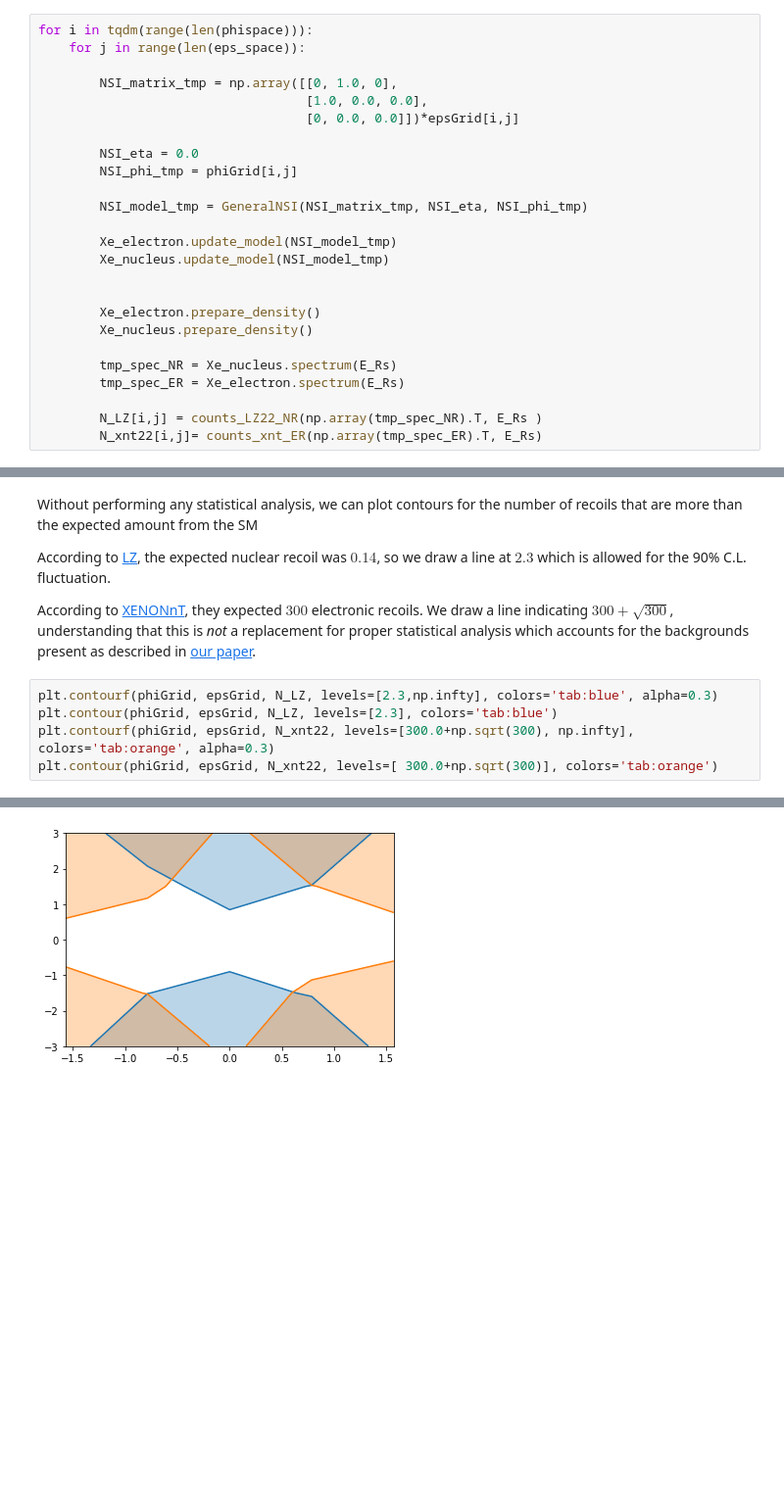
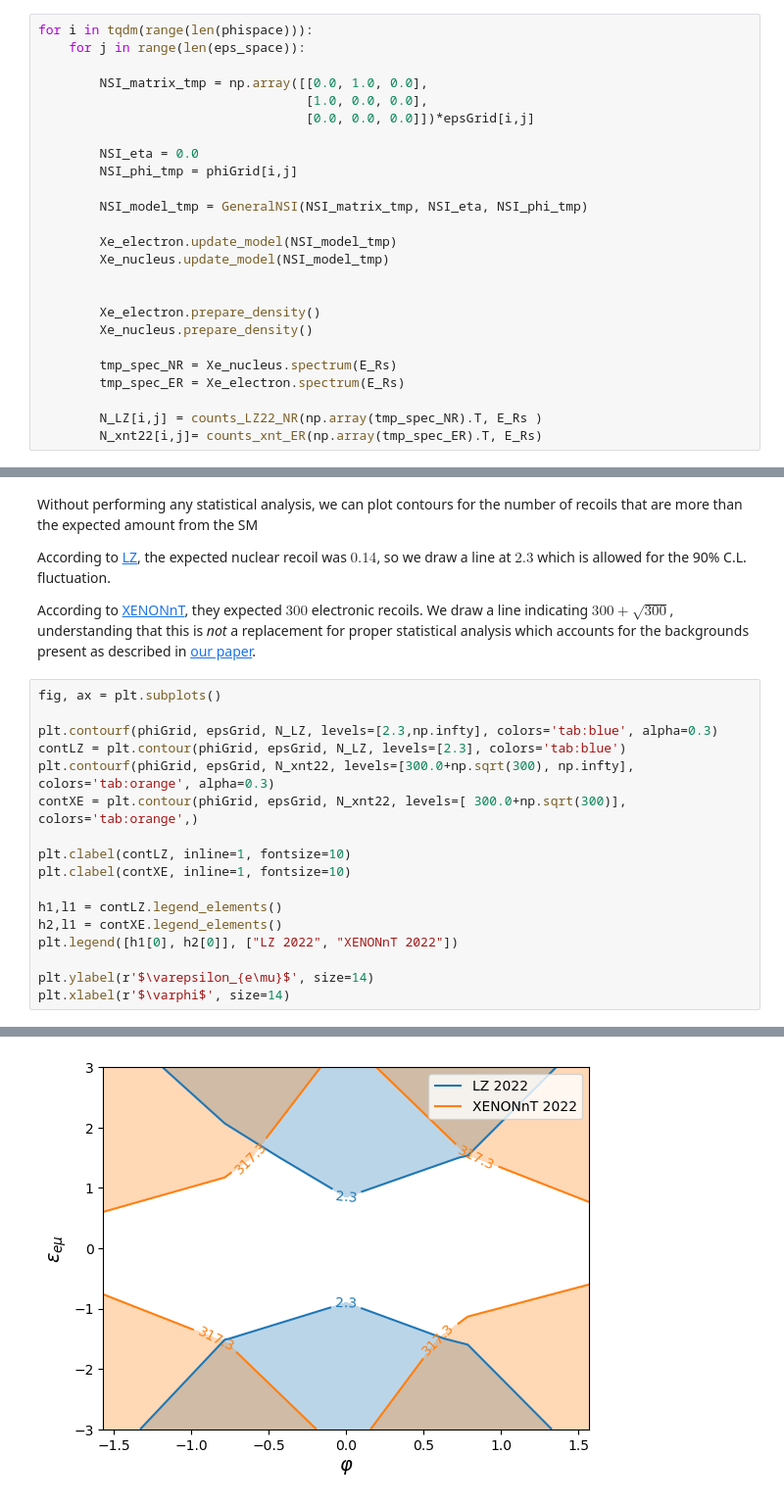
Before and after one commit to dwpamaral/SNuDD, a Jupyter notebook: notebooks/scan_Xnt_LZ_2022.ipynb, the cells around one changed output, grey strips where cells are left out. Shown at 98% size. Cells and saved outputs as stored; diff of their text form; blank space fills up the shorter version.

```diff
--- a/notebooks/scan_Xnt_LZ_2022.ipynb
+++ b/notebooks/scan_Xnt_LZ_2022.ipynb
@@ -56,9 +65,9 @@ Below we calculate the ER and NR counts for each grid point. Because there are s
 for i in tqdm(range(len(phispace))):
     for j in range(len(eps_space)):
 
-        NSI_matrix_tmp = np.array([[0, 1.0, 0],
+        NSI_matrix_tmp = np.array([[0.0, 1.0, 0.0],
                                    [1.0, 0.0, 0.0],
-                                   [0, 0.0, 0.0]])*epsGrid[i,j]
+                                   [0.0, 0.0, 0.0]])*epsGrid[i,j]
 
         NSI_eta = 0.0
         NSI_phi_tmp = phiGrid[i,j]
@@ -86,8 +95,20 @@ According to [LZ](https://arxiv.org/pdf/2207.03764.pdf), the expected nuclear re
 
 According to [XENONnT](https://arxiv.org/pdf/2207.11330.pdf), they expected $300$ electronic recoils. We draw a line indicating $300 + \sqrt{300}$, understanding that this is *not* a replacement for proper statistical analysis which accounts for the backgrounds present as described in [our paper](https://arxiv.org/pdf/2302.12846.pdf).
 # %%
+fig, ax = plt.subplots()
+
 plt.contourf(phiGrid, epsGrid, N_LZ, levels=[2.3,np.infty], colors='tab:blue', alpha=0.3)
-plt.contour(phiGrid, epsGrid, N_LZ, levels=[2.3], colors='tab:blue')
+contLZ = plt.contour(phiGrid, epsGrid, N_LZ, levels=[2.3], colors='tab:blue')
 plt.contourf(phiGrid, epsGrid, N_xnt22, levels=[300.0+np.sqrt(300), np.infty], colors='tab:orange', alpha=0.3)
-plt.contour(phiGrid, epsGrid, N_xnt22, levels=[ 300.0+np.sqrt(300)], colors='tab:orange')
+contXE = plt.contour(phiGrid, epsGrid, N_xnt22, levels=[ 300.0+np.sqrt(300)], colors='tab:orange',)
+
+plt.clabel(contLZ, inline=1, fontsize=10)
+plt.clabel(contXE, inline=1, fontsize=10)
+
+h1,l1 = contLZ.legend_elements()
+h2,l1 = contXE.legend_elements()
+plt.legend([h1[0], h2[0]], ["LZ 2022", "XENONnT 2022"])
+
+plt.ylabel(r'$\varepsilon_{e\mu}$', size=14)
+plt.xlabel(r'$\varphi$', size=14)
 # %% [output]
@@ -95 +116 @@ plt.contour(phiGrid, epsGrid, N_xnt22, levels=[ 300.0+np.sqrt(300)], colors='tab
-[figure, old version]
+[figure, new version]
```
Also changed, not shown: parts of 14 cells of this notebook, 1 other file.
